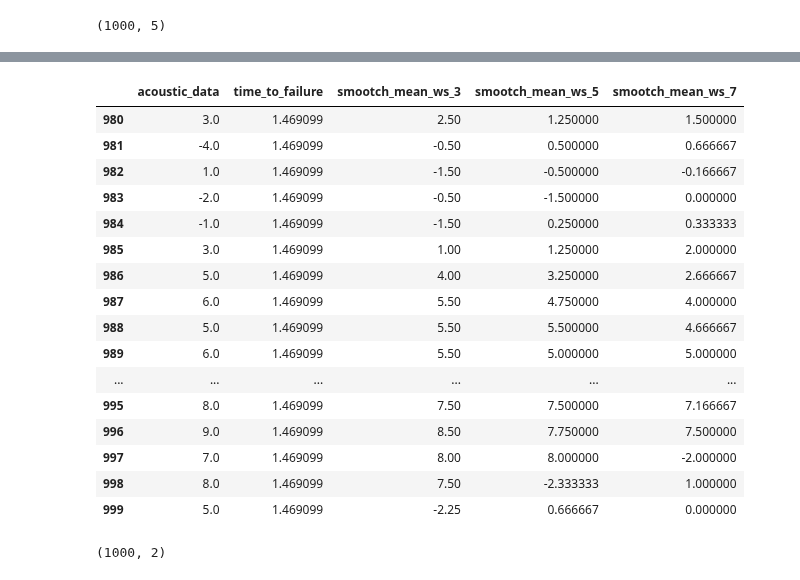
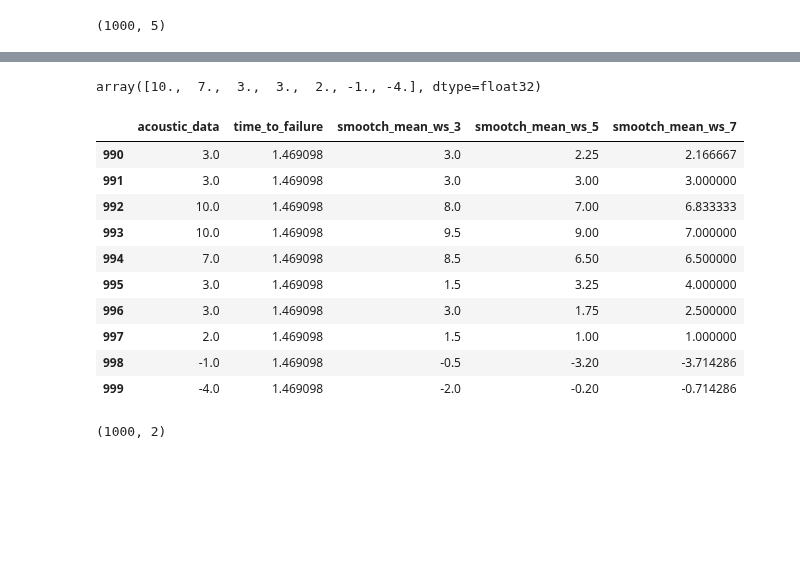
Before and after one commit to contemplat0r/LANL_Earthquake_Prediction, a Jupyter notebook: lanl-models-with-parallel-earthquakes-working.ipynb, the cells around one changed output, grey strips where cells are left out. Saved outputs shown, nothing was run; the diff lists cells and outputs as text; code cells hidden in the pictures; blank space fills up the shorter version.

```diff
--- a/lanl-models-with-parallel-earthquakes-working.ipynb
+++ b/lanl-models-with-parallel-earthquakes-working.ipynb
@@ -511,23 +584,21 @@ featured_not_seen_data_df.head(10)
+# %%
+featured_not_seen_data_df['acoustic_data'][-7:].values
+# %% [output]
+array([10.,  7.,  3.,  3.,  2., -1., -4.], dtype=float32)
 # %%
-featured_not_seen_data_df.tail(20)
+featured_not_seen_data_df.tail(10)
 # %% [output]
 |  | acoustic_data | time_to_failure | smootch_mean_ws_3 | smootch_mean_ws_5 | smootch_mean_ws_7 |
-| 980 | 3.0 | 1.469099 | 2.50 | 1.250000 | 1.500000 |
-| 981 | -4.0 | 1.469099 | -0.50 | 0.500000 | 0.666667 |
-| 982 | 1.0 | 1.469099 | -1.50 | -0.500000 | -0.166667 |
-| 983 | -2.0 | 1.469099 | -0.50 | -1.500000 | 0.000000 |
-| 984 | -1.0 | 1.469099 | -1.50 | 0.250000 | 0.333333 |
-| 985 | 3.0 | 1.469099 | 1.00 | 1.250000 | 2.000000 |
-| 986 | 5.0 | 1.469099 | 4.00 | 3.250000 | 2.666667 |
-| 987 | 6.0 | 1.469099 | 5.50 | 4.750000 | 4.000000 |
-| 988 | 5.0 | 1.469099 | 5.50 | 5.500000 | 4.666667 |
-| 989 | 6.0 | 1.469099 | 5.50 | 5.000000 | 5.000000 |
-| ... | ... | ... | ... | ... | ... |
-| 995 | 8.0 | 1.469099 | 7.50 | 7.500000 | 7.166667 |
-| 996 | 9.0 | 1.469099 | 8.50 | 7.750000 | 7.500000 |
-| 997 | 7.0 | 1.469099 | 8.00 | 8.000000 | -2.000000 |
-| 998 | 8.0 | 1.469099 | 7.50 | -2.333333 | 1.000000 |
-| 999 | 5.0 | 1.469099 | -2.25 | 0.666667 | 0.000000 |
+| 990 | 3.0 | 1.469098 | 3.0 | 2.25 | 2.166667 |
+| 991 | 3.0 | 1.469098 | 3.0 | 3.00 | 3.000000 |
+| 992 | 10.0 | 1.469098 | 8.0 | 7.00 | 6.833333 |
+| 993 | 10.0 | 1.469098 | 9.5 | 9.00 | 7.000000 |
+| 994 | 7.0 | 1.469098 | 8.5 | 6.50 | 6.500000 |
+| 995 | 3.0 | 1.469098 | 1.5 | 3.25 | 4.000000 |
+| 996 | 3.0 | 1.469098 | 3.0 | 1.75 | 2.500000 |
+| 997 | 2.0 | 1.469098 | 1.5 | 1.00 | 1.000000 |
+| 998 | -1.0 | 1.469098 | -0.5 | -3.20 | -3.714286 |
+| 999 | -4.0 | 1.469098 | -2.0 | -0.20 | -0.714286 |
 # %%
 not_seen_data_df[:1000].shape
 # %% [output]
```
Also changed, not shown: parts of 5 cells of this notebook.
